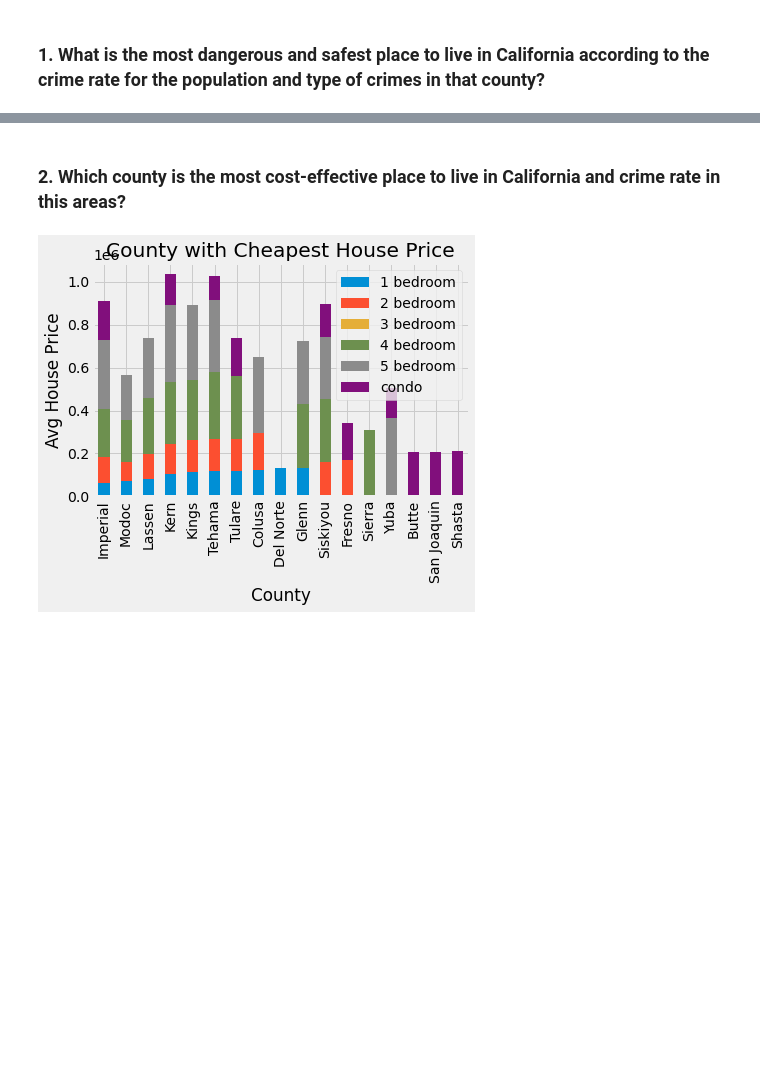
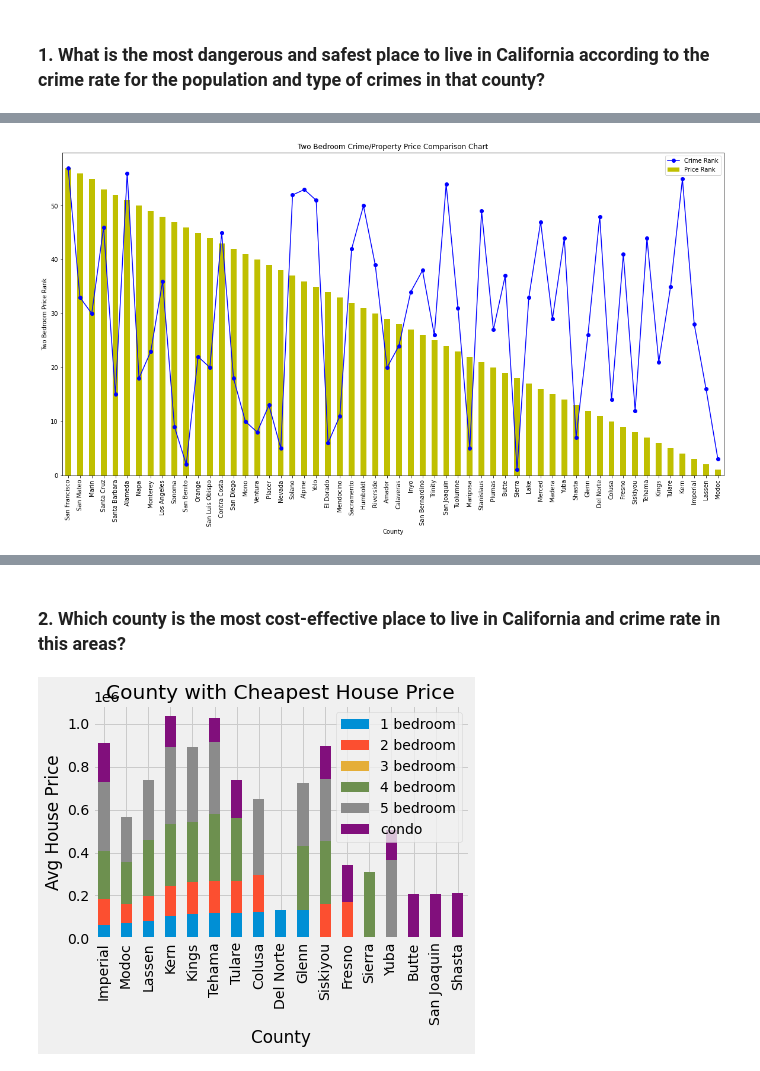
Before and after one commit to 52Godfrey/BestCityToLiveCA, a Jupyter notebook: Analisys.ipynb, the cells around one changed output, grey strips where cells are left out. Drawn from its saved outputs; the diff is of its cells as text; code cells hidden in the pictures; blank space fills up the shorter version.

```diff
--- a/Analisys.ipynb
+++ b/Analisys.ipynb
@@ -71,0 +146,12 @@ dtype: object
+# %%
+#two_bedroom=two_bedroom.set_index('County')
+two_bedroom['Price Rank'] = two_bedroom['Avg house price'].rank(method='max')
+TwoBedCrimeAndRent=AllCrimeRateTable.merge(two_bedroom, left_index=True, right_index=True)
+TwoBedCrimeAndRent= TwoBedCrimeAndRent.sort_values(['Avg house price'], ascending=False)
+TwoBedCrimeAndRent=TwoBedCrimeAndRent.reset_index()
+TwoBedCrimeAndRent=TwoBedCrimeAndRent.rename(columns={'index': 'County'})
+TwoBedCrimeAndRent=TwoBedCrimeAndRent.drop('State', axis =1)
+TwoBedCrimeAndRent['Rank']=(TwoBedCrimeAndRent['Crime Rank']+TwoBedCrimeAndRent['Price Rank'])/2
+TwoBedCrimeAndRent['Rank']= TwoBedCrimeAndRent['Rank'].rank(method='max')
+TwoBedCrimeAndRent['Percentile Rank'] = TwoBedCrimeAndRent['Rank'].rank(pct=True)
+TwoBedCrimeAndRent.head()
@@ -71,0 +165,8 @@ dtype: object
+# %%
+ax = TwoBedCrimeAndRent[['County', 'Crime Rank']].plot( x='County', linestyle='-', marker='o', color='b')
+TwoBedCrimeAndRent[['County', 'Price Rank']].plot(x='County', kind='bar', ax=ax, figsize=(20,10), color='y')
+plt.title('Two Bedroom Crime/Property Price Comparison Chart')
+plt.ylabel('Two Bedroom Price Rank')
+plt.show()
+# %% [output]
+[figure, added]
```
Also changed, not shown: parts of 14 cells of this notebook, 1 other file.
